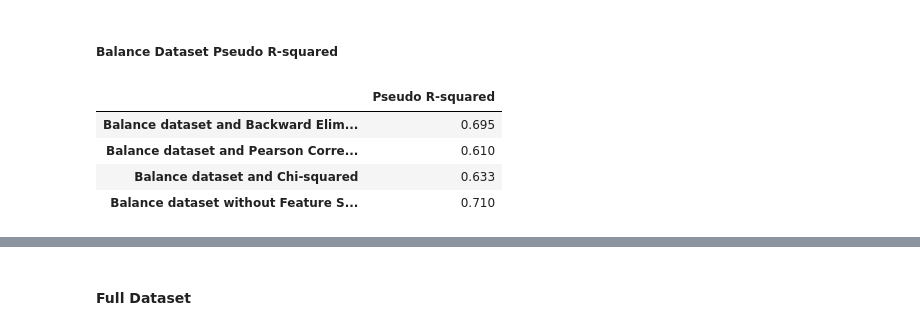
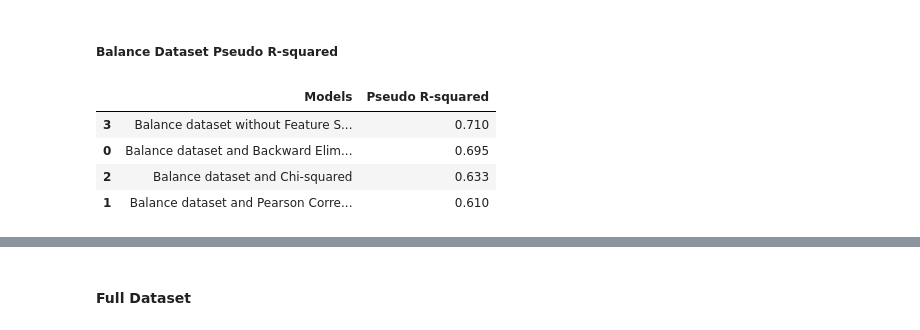
Before and after one commit to quickheaven/scs-3251-statistics-for-data-science, a Jupyter notebook: project_spambase_nb.ipynb, the cells around one changed output, grey strips where cells are left out. Cells and saved outputs as stored; diff of their text form; code cells hidden in the pictures.

```diff
--- a/project_spambase_nb.ipynb
+++ b/project_spambase_nb.ipynb
@@ -550,11 +570,15 @@ df_bal_sm_merged
 # %% [markdown]
 ##### Balance Dataset Pseudo R-squared
 # %%
-pseudo_r2 = pd.DataFrame([0.695,0.610,0.633,0.710], as_bal_list, ['Pseudo R-squared'])
-pseudo_r2
+pseudo_r2_rec = {'Models': as_bal_list,
+       'Pseudo R-squared': [0.695,0.610,0.633,0.710]}
+pseudo_r2_df = pd.DataFrame(pseudo_r2_rec)
+
+pseudo_r2_df = pseudo_r2_df.sort_values('Pseudo R-squared', ascending=False)
+pseudo_r2_df
 # %% [output]
-|  | Pseudo R-squared |
-| Balance dataset and Backward Elim... | 0.695 |
-| Balance dataset and Pearson Corre... | 0.610 |
-| Balance dataset and Chi-squared | 0.633 |
-| Balance dataset without Feature S... | 0.710 |
+|  | Models | Pseudo R-squared |
+| 3 | Balance dataset without Feature S... | 0.710 |
+| 0 | Balance dataset and Backward Elim... | 0.695 |
+| 2 | Balance dataset and Chi-squared | 0.633 |
+| 1 | Balance dataset and Pearson Corre... | 0.610 |
```
Also changed, not shown: parts of 17 cells of this notebook, 15 other files.
